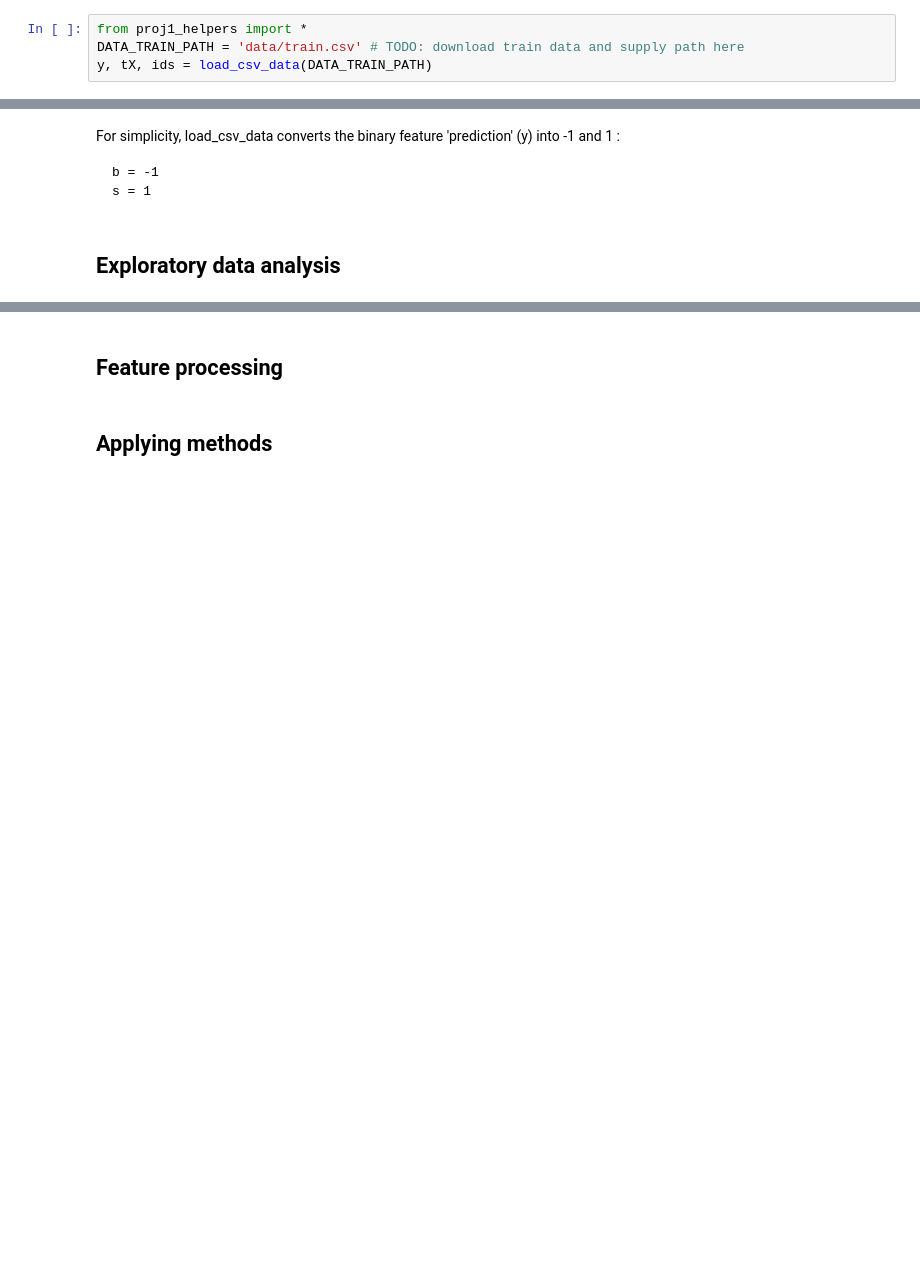
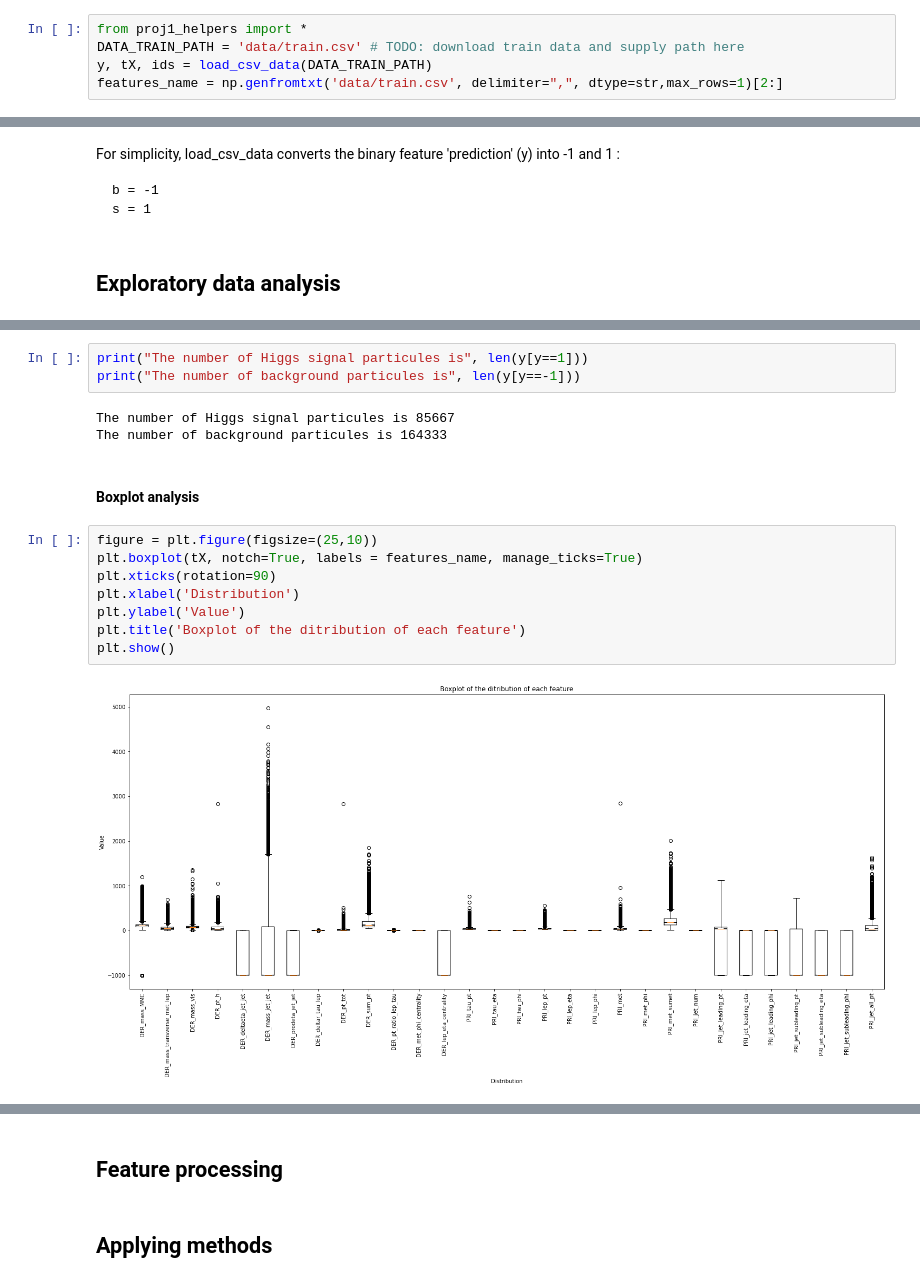
Before and after one commit to CS-433/ml-project-1-thevipers, a Jupyter notebook: project1.ipynb, the cells around one changed output, grey strips where cells are left out. Cells and saved outputs as stored; diff of their text form; blank space fills up the shorter version.

```diff
--- a/project1.ipynb
+++ b/project1.ipynb
@@ -11,3 +11,4 @@ import matplotlib.pyplot as plt
 from proj1_helpers import *
 DATA_TRAIN_PATH = 'data/train.csv' # TODO: download train data and supply path here
 y, tX, ids = load_csv_data(DATA_TRAIN_PATH)
+features_name = np.genfromtxt('data/train.csv', delimiter=",", dtype=str,max_rows=1)[2:]
@@ -24,0 +48,18 @@ For simplicity, load_csv_data converts the binary feature 'prediction' (y) into
+# %%
+print("The number of Higgs signal particules is", len(y[y==1]))
+print("The number of background particules is", len(y[y==-1]))
+# %% [output]
+The number of Higgs signal particules is 85667
+The number of background particules is 164333
+# %% [markdown]
+#### Boxplot analysis
+# %%
+figure = plt.figure(figsize=(25,10))
+plt.boxplot(tX, notch=True, labels = features_name, manage_ticks=True)
+plt.xticks(rotation=90)
+plt.xlabel('Distribution')
+plt.ylabel('Value')
+plt.title('Boxplot of the ditribution of each feature')
+plt.show()
+# %% [output]
+[figure, added]
```
Also changed, not shown: parts of 5 cells of this notebook.
